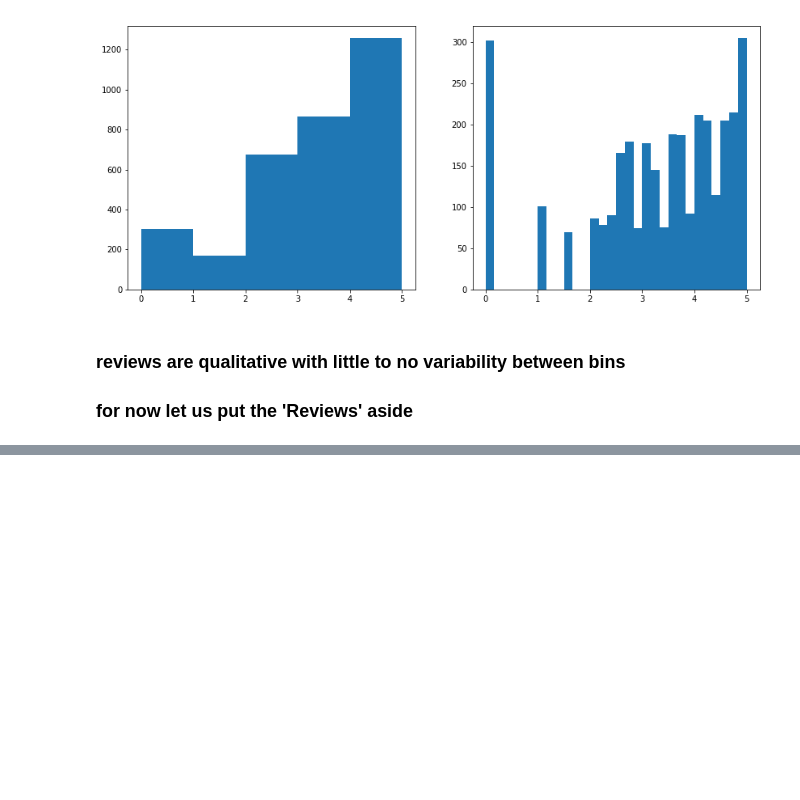
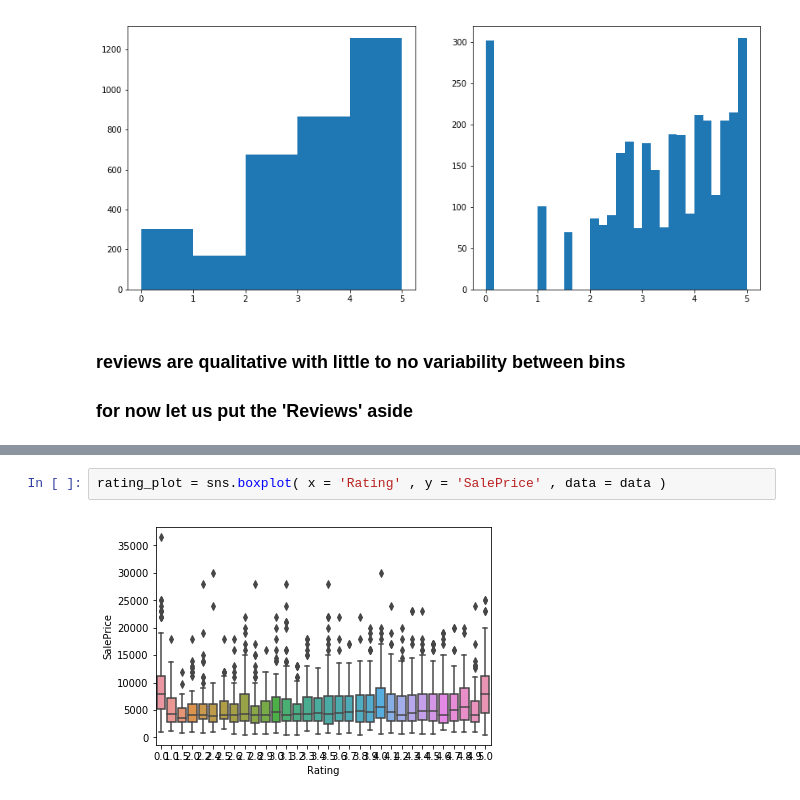
Before and after one commit to nomadskyler/AdidasNikePortfolioProject, a Jupyter notebook: AdidasNikeProject.ipynb, the cells around one changed output, grey strips where cells are left out. Saved outputs shown, nothing was run; the diff lists cells and outputs as text; blank space fills up the shorter version.

```diff
--- a/AdidasNikeProject.ipynb
+++ b/AdidasNikeProject.ipynb
@@ -337,0 +330,4 @@ plt.hist( bin_reviews , bins = 30 )
+# %%
+rating_plot = sns.boxplot( x = 'Rating' , y = 'SalePrice' , data = data )
+# %% [output]
+[figure, added]
```
Also changed, not shown: parts of 5 cells of this notebook.
